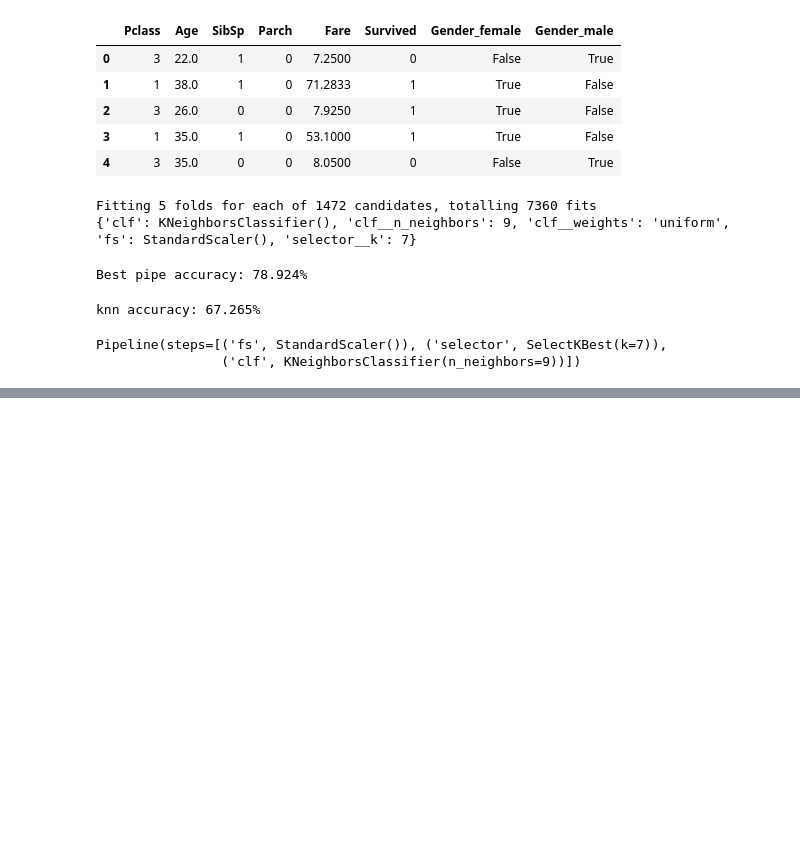
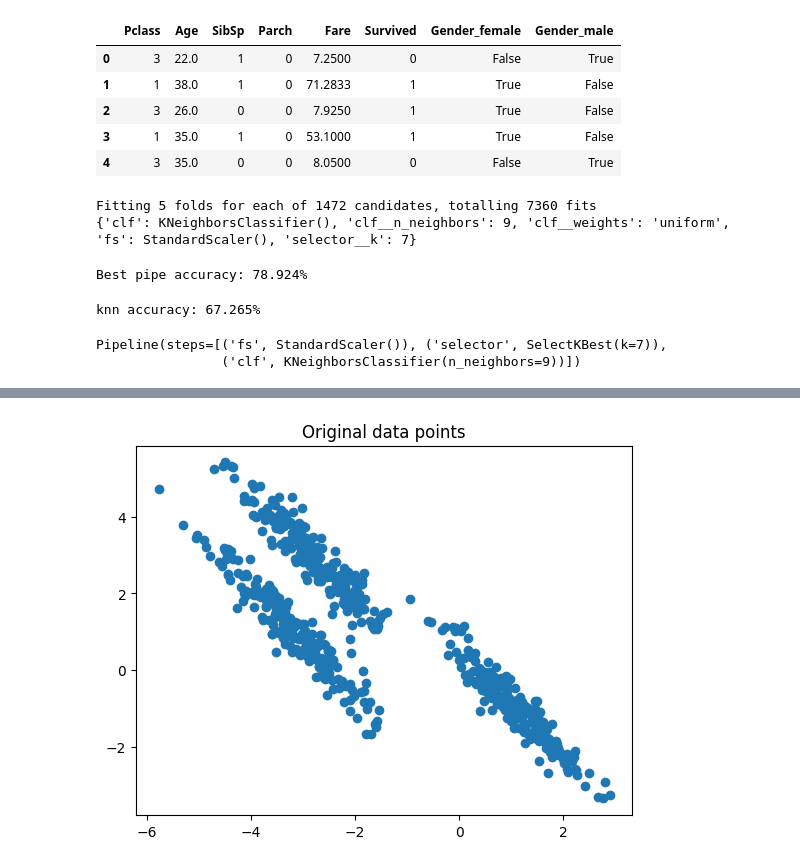
Before and after one commit to wooihaw/mlpy_aug2024, a Jupyter notebook: day3.ipynb, the cells around one changed output, grey strips where cells are left out. Cells and saved outputs as stored; diff of their text form; code cells hidden in the pictures; blank space fills up the shorter version.

```diff
--- a/day3.ipynb
+++ b/day3.ipynb
@@ -166,0 +201,9 @@ Pipeline(steps=[('fs', StandardScaler()), ('selector', SelectKBest(k=7)),
+# %%
+# Clustering of non-spherical clusters
+from pandas import read_csv
+from sklearn.cluster import KMeans
+from sklearn.mixture import GaussianMixture
+import matplotlib.pyplot as plt
+
+X = read_csv("data/long_clusters.csv")
+X.head()
@@ -166,0 +217,7 @@ Pipeline(steps=[('fs', StandardScaler()), ('selector', SelectKBest(k=7)),
+# %%
+# Plot the data points
+plt.scatter(X["Feature 0"], X["Feature 1"])
+plt.title("Original data points")
+plt.show()
+# %% [output]
+[figure, added]
```
Also changed, not shown: parts of 9 cells of this notebook, 4 other files.
